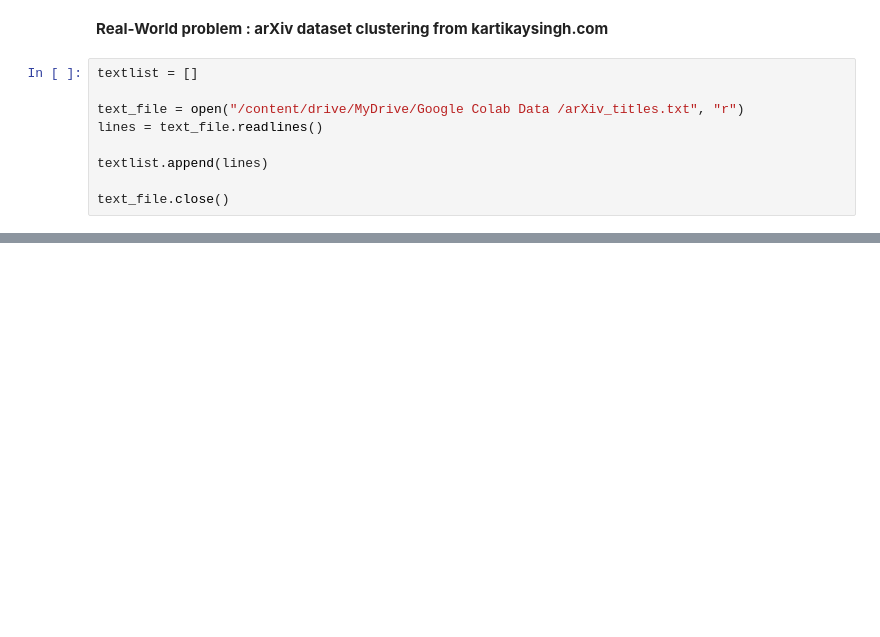
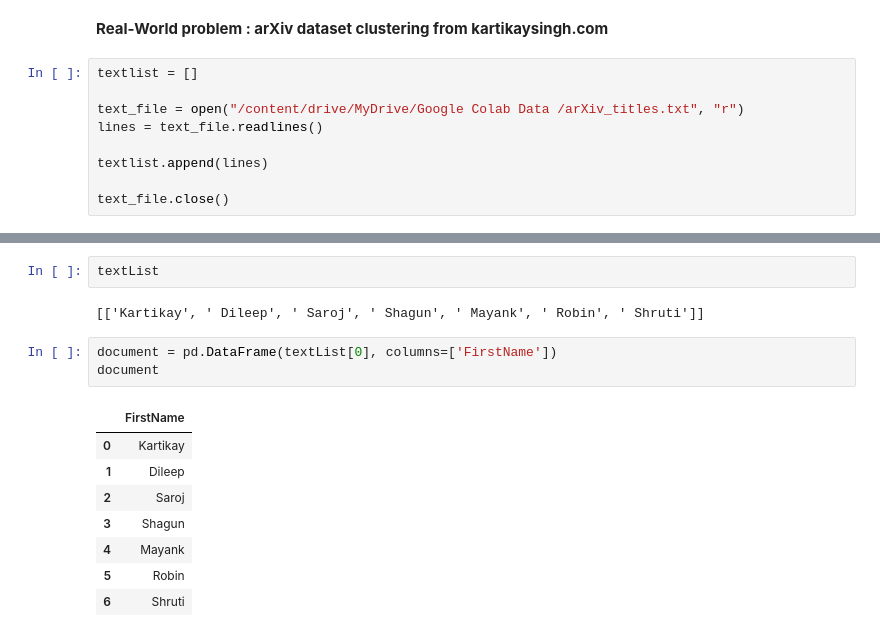
Before and after one commit to kartikay89/Data-Analysis, a Jupyter notebook: MachineLearning_ALgorithms.ipynb, the cells around one changed output, grey strips where cells are left out. Saved outputs shown, nothing was run; the diff lists cells and outputs as text; blank space fills up the shorter version.

```diff
--- a/MachineLearning_ALgorithms.ipynb
+++ b/MachineLearning_ALgorithms.ipynb
@@ -250,0 +262,16 @@ text_file.close()
+# %%
+textList
+# %% [output]
+[['Kartikay', ' Dileep', ' Saroj', ' Shagun', ' Mayank', ' Robin', ' Shruti']]
+# %%
+document = pd.DataFrame(textList[0], columns=['FirstName'])
+document
+# %% [output]
+|  | FirstName |
+| 0 | Kartikay |
+| 1 | Dileep |
+| 2 | Saroj |
+| 3 | Shagun |
+| 4 | Mayank |
+| 5 | Robin |
+| 6 | Shruti |
```
Also changed, not shown: parts of 8 cells of this notebook.
